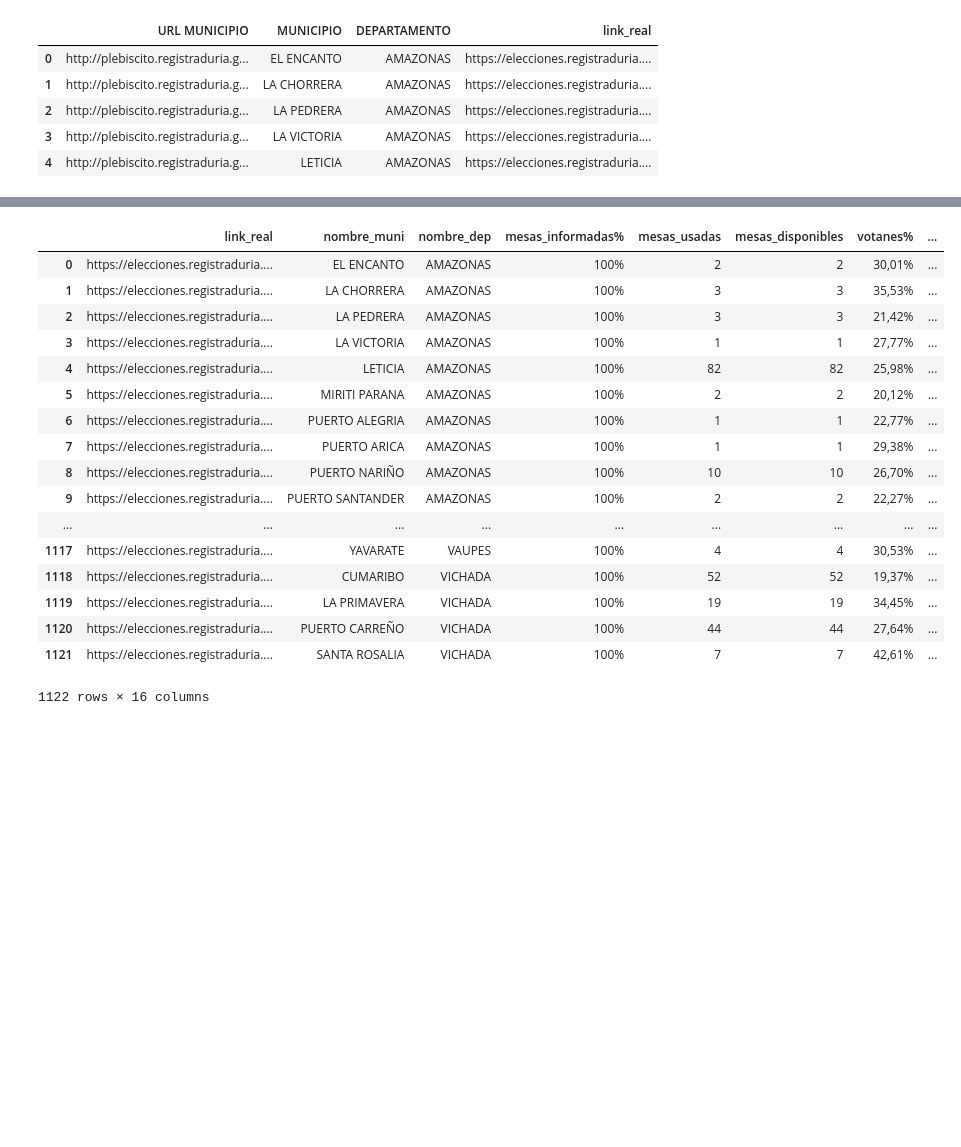
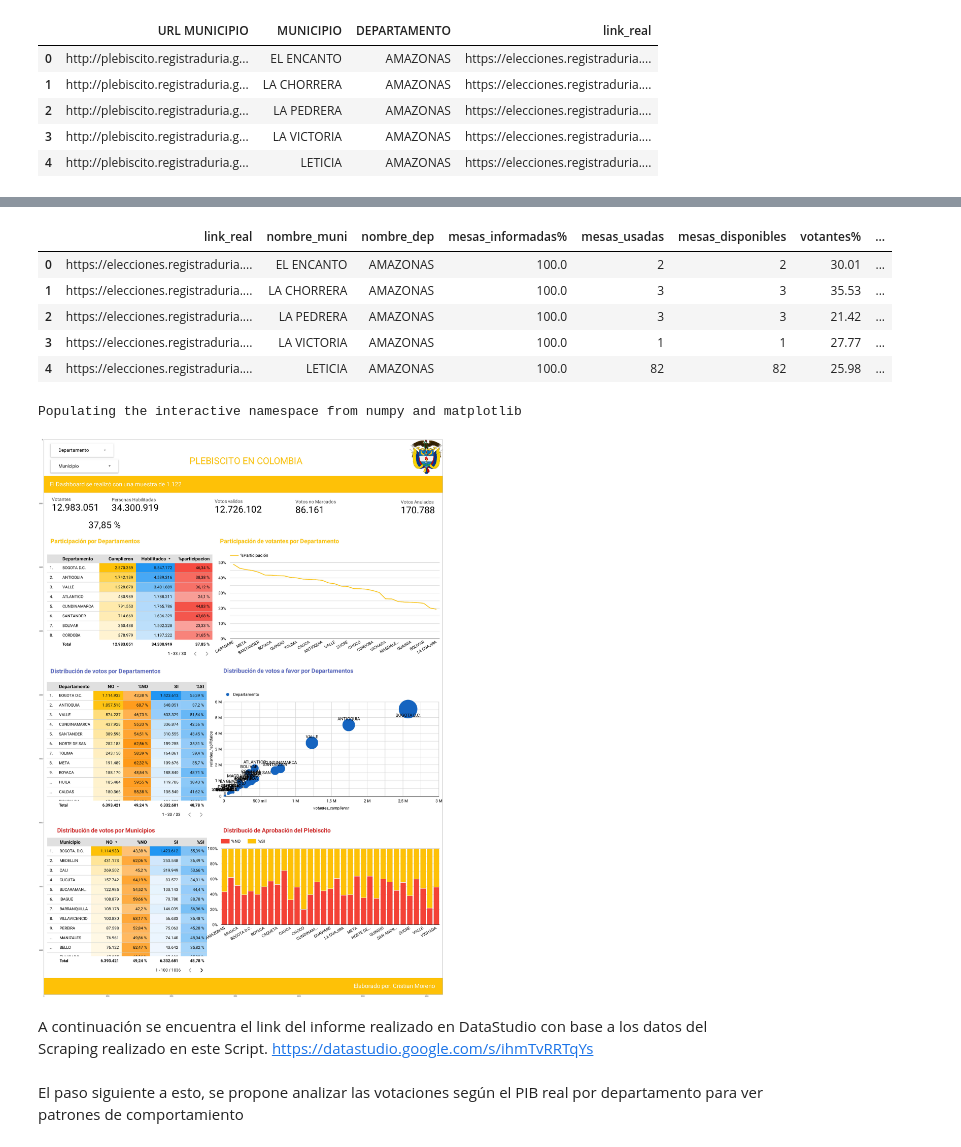
Before and after one commit to ccamilocristian/Plebiscito_colombia, a Jupyter notebook: Script/Plebicito.ipynb, the cells around one changed output, grey strips where cells are left out. Drawn from its saved outputs; the diff is of its cells as text; code cells hidden in the pictures; blank space fills up the shorter version.

```diff
--- a/Script/Plebicito.ipynb
+++ b/Script/Plebicito.ipynb
@@ -121,21 +134,9 @@ for i in range(len(municipios['link_real'])):
 # %%
-base_total
+base_total.head()
 # %% [output]
-|  | link_real | nombre_muni | nombre_dep | mesas_informadas% | mesas_usadas | mesas_disponibles | votanes% | ... |
-| 0 | https://elecciones.registraduria.... | EL ENCANTO | AMAZONAS | 100% | 2 | 2 | 30,01% | ... |
-| 1 | https://elecciones.registraduria.... | LA CHORRERA | AMAZONAS | 100% | 3 | 3 | 35,53% | ... |
-| 2 | https://elecciones.registraduria.... | LA PEDRERA | AMAZONAS | 100% | 3 | 3 | 21,42% | ... |
-| 3 | https://elecciones.registraduria.... | LA VICTORIA | AMAZONAS | 100% | 1 | 1 | 27,77% | ... |
-| 4 | https://elecciones.registraduria.... | LETICIA | AMAZONAS | 100% | 82 | 82 | 25,98% | ... |
-| 5 | https://elecciones.registraduria.... | MIRITI PARANA | AMAZONAS | 100% | 2 | 2 | 20,12% | ... |
-| 6 | https://elecciones.registraduria.... | PUERTO ALEGRIA | AMAZONAS | 100% | 1 | 1 | 22,77% | ... |
-| 7 | https://elecciones.registraduria.... | PUERTO ARICA | AMAZONAS | 100% | 1 | 1 | 29,38% | ... |
-| 8 | https://elecciones.registraduria.... | PUERTO NARIÑO | AMAZONAS | 100% | 10 | 10 | 26,70% | ... |
-| 9 | https://elecciones.registraduria.... | PUERTO SANTANDER | AMAZONAS | 100% | 2 | 2 | 22,27% | ... |
-| ... | ... | ... | ... | ... | ... | ... | ... | ... |
-| 1117 | https://elecciones.registraduria.... | YAVARATE | VAUPES | 100% | 4 | 4 | 30,53% | ... |
-| 1118 | https://elecciones.registraduria.... | CUMARIBO | VICHADA | 100% | 52 | 52 | 19,37% | ... |
-| 1119 | https://elecciones.registraduria.... | LA PRIMAVERA | VICHADA | 100% | 19 | 19 | 34,45% | ... |
-| 1120 | https://elecciones.registraduria.... | PUERTO CARREÑO | VICHADA | 100% | 44 | 44 | 27,64% | ... |
-| 1121 | https://elecciones.registraduria.... | SANTA ROSALIA | VICHADA | 100% | 7 | 7 | 42,61% | ... |
+|  | link_real | nombre_muni | nombre_dep | mesas_informadas% | mesas_usadas | mesas_disponibles | votantes% | ... |
+| 0 | https://elecciones.registraduria.... | EL ENCANTO | AMAZONAS | 100.0 | 2 | 2 | 30.01 | ... |
+| 1 | https://elecciones.registraduria.... | LA CHORRERA | AMAZONAS | 100.0 | 3 | 3 | 35.53 | ... |
+| 2 | https://elecciones.registraduria.... | LA PEDRERA | AMAZONAS | 100.0 | 3 | 3 | 21.42 | ... |
+| 3 | https://elecciones.registraduria.... | LA VICTORIA | AMAZONAS | 100.0 | 1 | 1 | 27.77 | ... |
+| 4 | https://elecciones.registraduria.... | LETICIA | AMAZONAS | 100.0 | 82 | 82 | 25.98 | ... |
-1122 rows × 16 columns
@@ -143,0 +154,19 @@ base_total.to_excel("base_total.xlsx")
+# %%
+%pylab inline
+import matplotlib.pyplot as plt
+import matplotlib.image as mpimg
+
+img=mpimg.imread('0.jpg')
+fig = plt.figure()
+fig.set_size_inches(500,70)
+imgplot = plt.imshow(img)
+
+plt.show();
+# %% [output]
+Populating the interactive namespace from numpy and matplotlib
+[figure, added]
+# %% [markdown]
+A continuación se encuentra el link del informe realizado en DataStudio con base a los datos del Scraping realizado en este Script.
+https://datastudio.google.com/s/ihmTvRRTqYs
+# %% [markdown]
+El paso siguiente a esto, se propone analizar las votaciones según el PIB real por departamento para ver patrones de comportamiento
```
Also changed, not shown: parts of 8 cells of this notebook, 5 other files.
